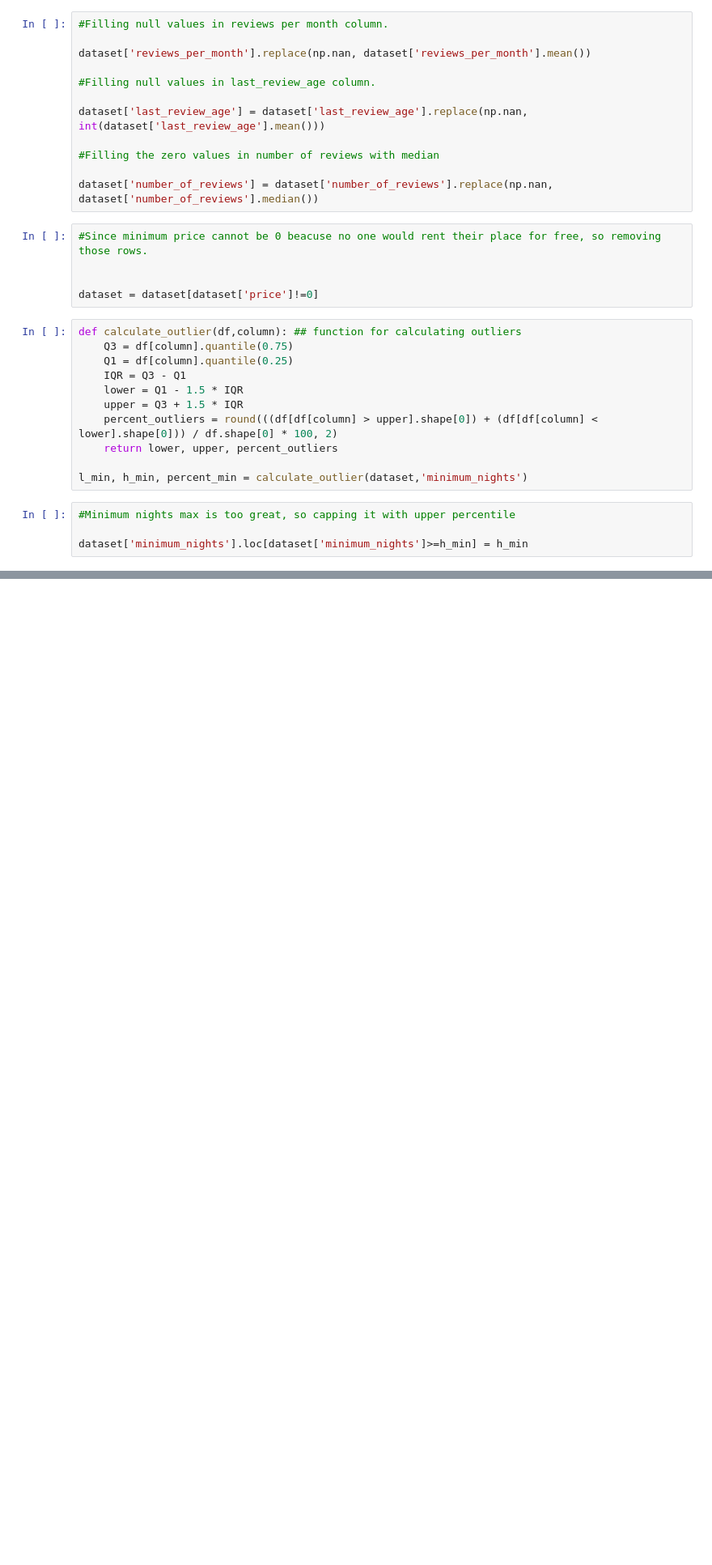
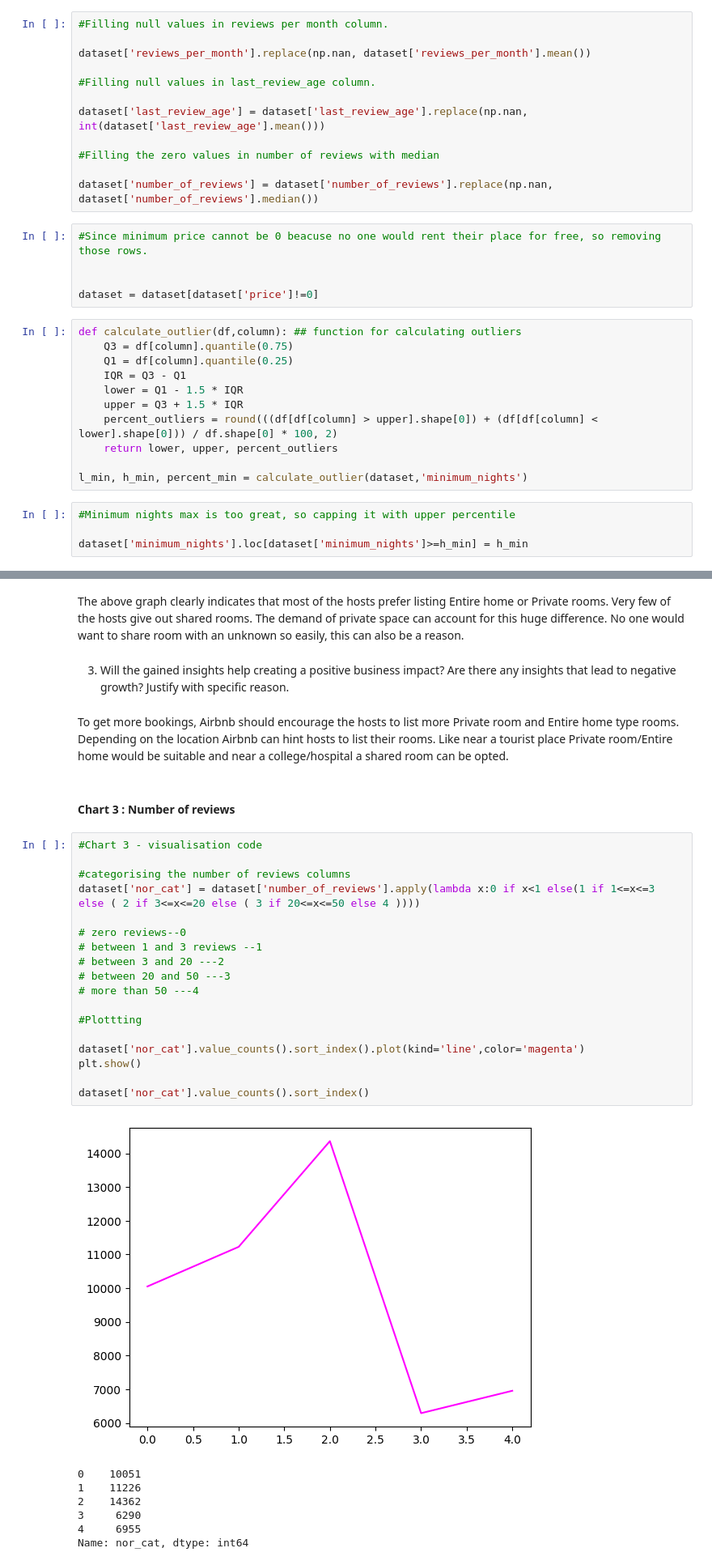
Before and after one commit to palnitin12345/Airbnb-EDA, a Jupyter notebook: EDA-Code.ipynb, the cells around one changed output, grey strips where cells are left out. Shown at 81% size. Saved outputs shown, nothing was run; the diff lists cells and outputs as text; blank space fills up the shorter version.

```diff
--- a/EDA-Code.ipynb
+++ b/EDA-Code.ipynb
@@ -260,0 +312,36 @@ dataset['minimum_nights'].loc[dataset['minimum_nights']>=h_min] = h_min
+# %% [markdown]
+The above graph clearly indicates that most of the hosts prefer listing Entire home or Private rooms. Very few of the hosts give out shared rooms.
+The demand of private space can account for this huge difference. No one would want to share room with an unknown so easily, this can also be a reason.
+# %% [markdown]
+ 3. Will the gained insights help creating a positive business impact?
+Are there any insights that lead to negative growth? Justify with specific reason.
+# %% [markdown]
+To get more bookings, Airbnb should encourage the hosts to list more Private room and Entire home type rooms. Depending on the location Airbnb can hint hosts to list their rooms. Like near a tourist place Private room/Entire home would be suitable and near a college/hospital a shared room can be opted.
+# %% [markdown]
+#### Chart 3 : Number of reviews
+# %%
+#Chart 3 - visualisation code
+
+#categorising the number of reviews columns
+dataset['nor_cat'] = dataset['number_of_reviews'].apply(lambda x:0 if x<1 else(1 if 1<=x<=3 else ( 2 if 3<=x<=20 else ( 3 if 20<=x<=50 else 4 ))))
+
+# zero reviews--0
+# between 1 and 3 reviews --1
+# between 3 and 20 ---2
+# between 20 and 50 ---3
+# more than 50 ---4
+
+#Plottting
+
+dataset['nor_cat'].value_counts().sort_index().plot(kind='line',color='magenta')
+plt.show()
+
+dataset['nor_cat'].value_counts().sort_index()
+# %% [output]
+[figure, added]
+0    10051
+1    11226
+2    14362
+3     6290
+4     6955
+Name: nor_cat, dtype: int64
```
Also changed, not shown: parts of 23 cells of this notebook.
